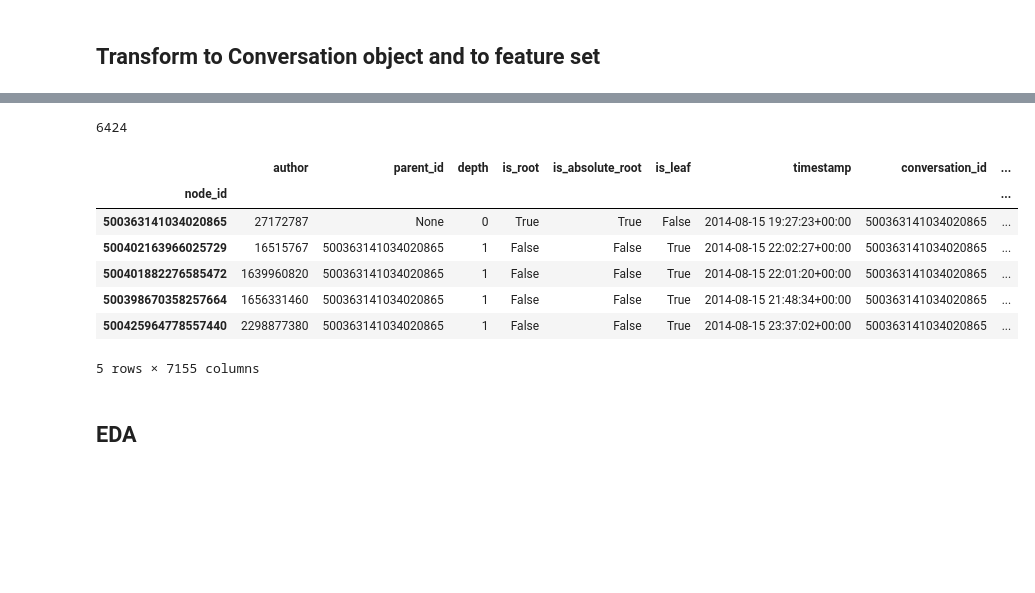
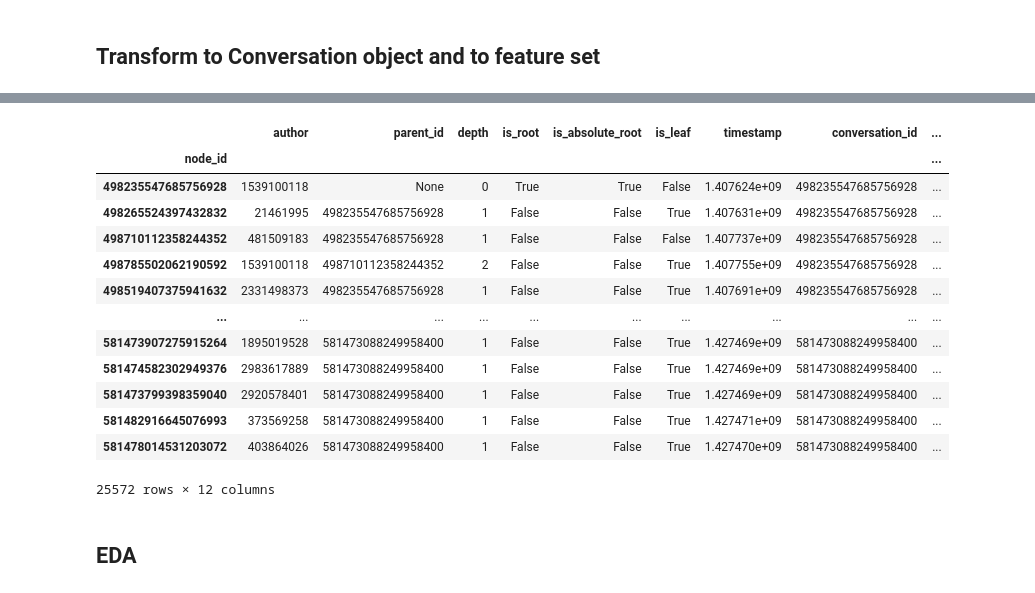
Before and after one commit to NasLabBgu/STEM, a Jupyter notebook: Examples/TwitterVCmv_analysis2.ipynb, the cells around one changed output, grey strips where cells are left out. Cells and saved outputs as stored; diff of their text form; code cells hidden in the pictures; blank space fills up the shorter version.

```diff
--- a/Examples/TwitterVCmv_analysis2.ipynb
+++ b/Examples/TwitterVCmv_analysis2.ipynb
@@ -57,6 +68,6 @@ sample
 # %%
 twitter_conversations = []
-error = 0
+errors = 0
 for conv_id in tqdm(twitter_conversation_ids):
     conversation_path = os.path.join(twitter_conversations_path, conv_id, "tweets.jsonl")
     try:
@@ -65,5 +76,7 @@ for conv_id in tqdm(twitter_conversation_ids):
                          dtype={'in_reply_to_status_id_str':str, 'conversation_id_str': str, 'full_text':str, 'id_str':str})
         twitter_conversations.append(current)
     except:
-        error+=1
+        errors+=1
         pass
+
+errors
@@ -81,15 +104,13 @@ conv = twitter_reader.parse(conv_df)
 # %%
 conversations = []
-error = 0
+errors = 0
 for conv_ in tqdm(twitter_conversations):
     try:
         conversation = twitter_reader.parse(conv_)
         conversations.append(conversation)
     except:
-        error += 1
+        errors += 1
         pass
+
+errors
-# %%
-error
-# %% [output]
-6424
 # %%
@@ -103,14 +125,20 @@ convs = pd.concat(conversation_to_dataframe(conv) for conv in conversations)
 # %%
-convs.head()
+convs
 # %% [output]
 |  | author | parent_id | depth | is_root | is_absolute_root | is_leaf | timestamp | conversation_id | ... |
 | node_id |  |  |  |  |  |  |  |  | ... |
-| 500363141034020865 | 27172787 | None | 0 | True | True | False | 2014-08-15 19:27:23+00:00 | 500363141034020865 | ... |
-| 500402163966025729 | 16515767 | 500363141034020865 | 1 | False | False | True | 2014-08-15 22:02:27+00:00 | 500363141034020865 | ... |
-| 500401882276585472 | 1639960820 | 500363141034020865 | 1 | False | False | True | 2014-08-15 22:01:20+00:00 | 500363141034020865 | ... |
-| 500398670358257664 | 1656331460 | 500363141034020865 | 1 | False | False | True | 2014-08-15 21:48:34+00:00 | 500363141034020865 | ... |
-| 500425964778557440 | 2298877380 | 500363141034020865 | 1 | False | False | True | 2014-08-15 23:37:02+00:00 | 500363141034020865 | ... |
+| 498235547685756928 | 1539100118 | None | 0 | True | True | False | 1.407624e+09 | 498235547685756928 | ... |
+| 498265524397432832 | 21461995 | 498235547685756928 | 1 | False | False | True | 1.407631e+09 | 498235547685756928 | ... |
+| 498710112358244352 | 481509183 | 498235547685756928 | 1 | False | False | False | 1.407737e+09 | 498235547685756928 | ... |
+| 498785502062190592 | 1539100118 | 498710112358244352 | 2 | False | False | True | 1.407755e+09 | 498235547685756928 | ... |
+| 498519407375941632 | 2331498373 | 498235547685756928 | 1 | False | False | True | 1.407691e+09 | 498235547685756928 | ... |
+| ... | ... | ... | ... | ... | ... | ... | ... | ... | ... |
+| 581473907275915264 | 1895019528 | 581473088249958400 | 1 | False | False | True | 1.427469e+09 | 581473088249958400 | ... |
+| 581474582302949376 | 2983617889 | 581473088249958400 | 1 | False | False | True | 1.427469e+09 | 581473088249958400 | ... |
+| 581473799398359040 | 2920578401 | 581473088249958400 | 1 | False | False | True | 1.427469e+09 | 581473088249958400 | ... |
+| 581482916645076993 | 373569258 | 581473088249958400 | 1 | False | False | True | 1.427471e+09 | 581473088249958400 | ... |
+| 581478014531203072 | 403864026 | 581473088249958400 | 1 | False | False | True | 1.427470e+09 | 581473088249958400 | ... |
-5 rows × 7155 columns
+25572 rows × 12 columns
 # %% [markdown]
 ## EDA
 # %% [markdown]
```
Also changed, not shown: parts of 15 cells of this notebook, 1 other file.
